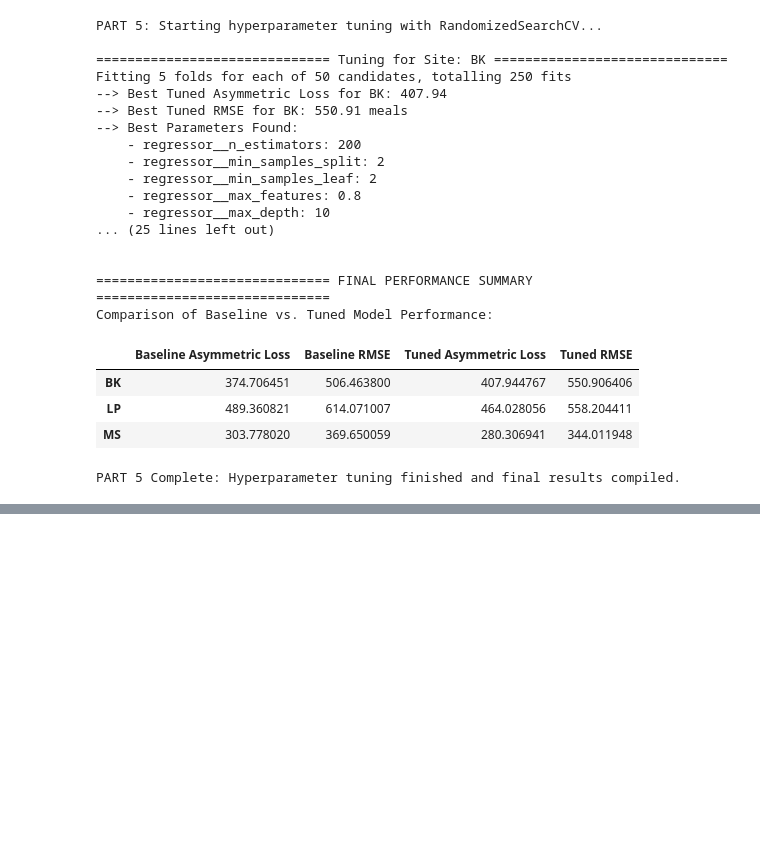
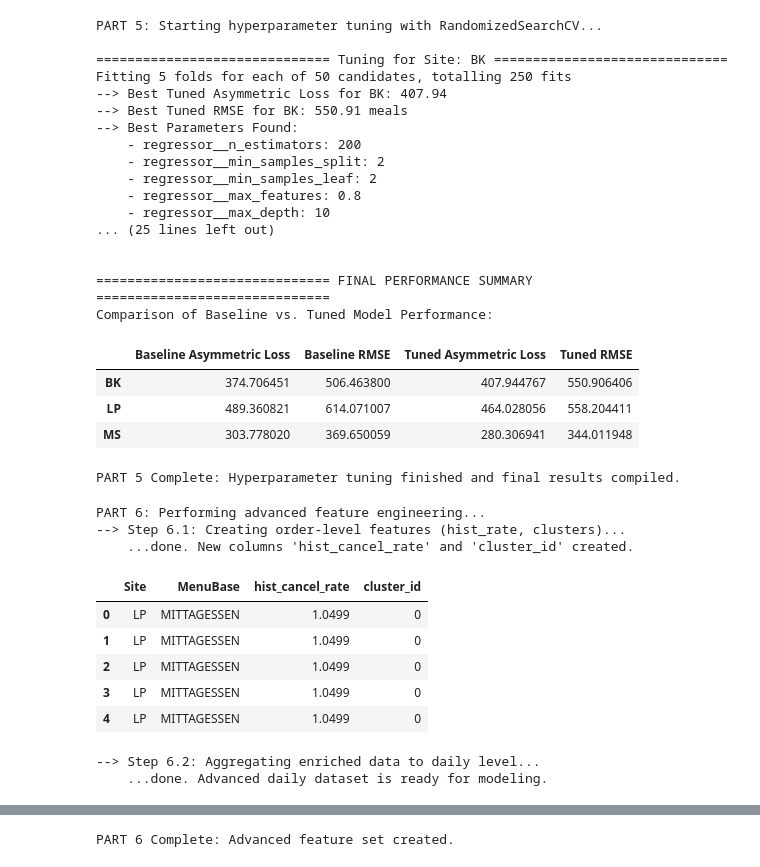
Before and after one commit to shayanxmoradi/Stattkueche, a Jupyter notebook: regression/L5.ipynb, the cells around one changed output, grey strips where cells are left out. Cells and saved outputs as stored; diff of their text form; code cells hidden in the pictures; blank space fills up the shorter version.

Commit message:
L5 till step 7 working great

```diff
--- a/regression/L5.ipynb
+++ b/regression/L5.ipynb
@@ -622,3 +622,54 @@ Comparison of Baseline vs. Tuned Model Performance:
 | LP | 489.360821 | 614.071007 | 464.028056 | 558.204411 |
 | MS | 303.778020 | 369.650059 | 280.306941 | 344.011948 |
 PART 5 Complete: Hyperparameter tuning finished and final results compiled.
+# %%
+
+# =============================================================================
+# PART 6: ADVANCED FEATURE ENGINEERING (FIXED)
+# -----------------------------------------------------------------------------
+# To fix the error, we now perform the advanced feature engineering as a
+# separate, explicit step BEFORE the final modeling pipeline. This ensures
+# that the data passed to cross_val_score has a consistent number of samples.
+# =============================================================================
+
+print("\nPART 6: Performing advanced feature engineering...")
+
+# Step 1: Create order-level features using your transformers on the original 'df'
+print("--> Step 6.1: Creating order-level features (hist_rate, clusters)...")
+hist_transformer = HistCancelRateTransformer(group_keys=('Site', 'MenuBase'), value_col='net_qty')
+df_adv = hist_transformer.fit_transform(df)
+
+cluster_transformer = ClusterTransformer(
+    profile_feats=['hist_cancel_rate', 'rain_flag', 'temp_dev', 'MenuPrice', 'MenuSubsidy'],
+    group_keys=('Site', 'MenuBase'), n_clusters=5
+)
+df_adv = cluster_transformer.fit_transform(df_adv)
+print("    ...done. New columns 'hist_cancel_rate' and 'cluster_id' created.")
+display(df_adv[['Site', 'MenuBase', 'hist_cancel_rate', 'cluster_id']].head())
+
+# Step 2: Aggregate the newly enriched data to the daily level
+print("--> Step 6.2: Aggregating enriched data to daily level...")
+adv_agg_dict = agg_dict.copy()
+adv_agg_dict['cluster_id'] = pd.Series.mode # Use the most frequent cluster of the day
+# We already have hist_cancel_rate in the agg_dict, which will now use the new values
+
+df_daily_adv = df_adv.groupby(['DateOfService', 'Site']).agg(adv_agg_dict).reset_index()
+# Handle cases where mode returns multiple values
+df_daily_adv['cluster_id'] = df_daily_adv['cluster_id'].apply(lambda x: x[0] if isinstance(x, np.ndarray) else x)
+df_daily_adv = df_daily_adv.sort_values('DateOfService').set_index('DateOfService')
+print("    ...done. Advanced daily dataset is ready for modeling.")
+display(df_daily_adv.head())
+
+print("\nPART 6 Complete: Advanced feature set created.")
+# %% [output]
+PART 6: Performing advanced feature engineering...
+--> Step 6.1: Creating order-level features (hist_rate, clusters)...
+    ...done. New columns 'hist_cancel_rate' and 'cluster_id' created.
+|  | Site | MenuBase | hist_cancel_rate | cluster_id |
+| 0 | LP | MITTAGESSEN | 1.0499 | 0 |
+| 1 | LP | MITTAGESSEN | 1.0499 | 0 |
+| 2 | LP | MITTAGESSEN | 1.0499 | 0 |
+| 3 | LP | MITTAGESSEN | 1.0499 | 0 |
+| 4 | LP | MITTAGESSEN | 1.0499 | 0 |
+--> Step 6.2: Aggregating enriched data to daily level...
+    ...done. Advanced daily dataset is ready for modeling.
@@ -624,0 +683 @@ PART 5 Complete: Hyperparameter tuning finished and final results compiled.
+PART 6 Complete: Advanced feature set created.
```
Also changed, not shown: parts of 2 cells of this notebook.
